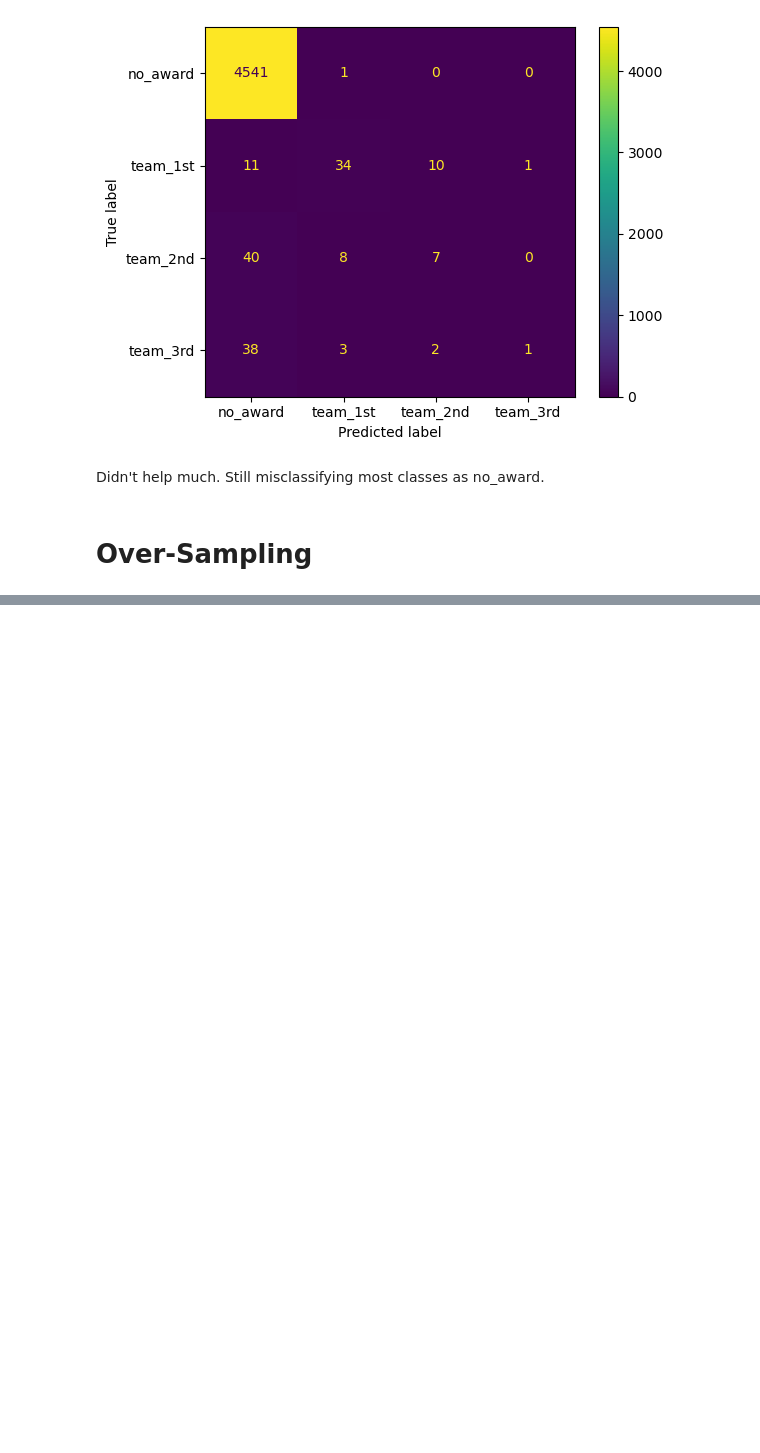
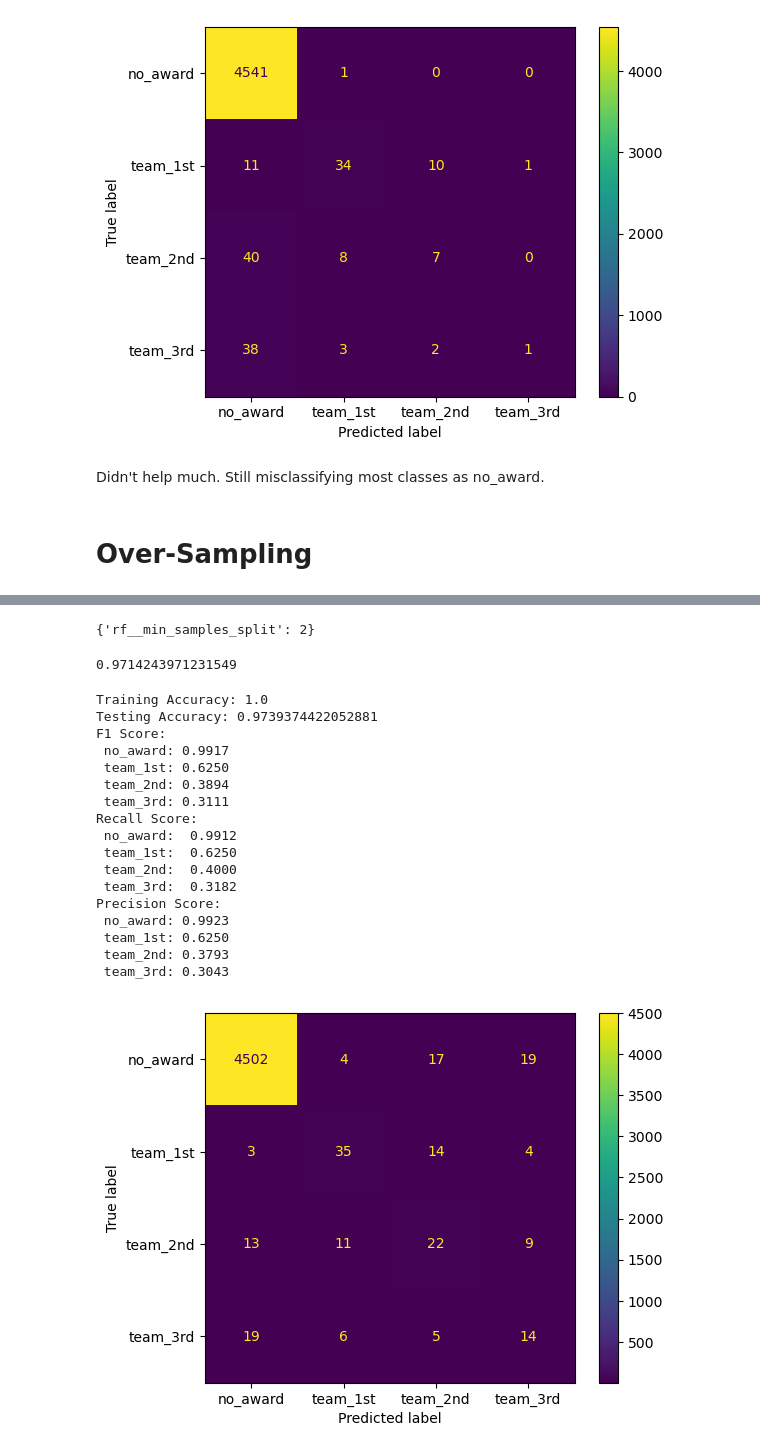
Before and after one commit to ewint814/All_NBA_Prediction, a Jupyter notebook: 03_Modeling.ipynb, the cells around one changed output, grey strips where cells are left out. Drawn from its saved outputs; the diff is of its cells as text; code cells hidden in the pictures; blank space fills up the shorter version.

```diff
--- a/03_Modeling.ipynb
+++ b/03_Modeling.ipynb
@@ -202,31 +209,21 @@ grid.best_score_
 # %%
-pipe = Pipeline([
+pipe_2 = Pipeline([
     ('ss', StandardScaler()),
-    ('smo', SMOTE(random_state=42, sampling_strategy = {
+    ('smo', SMOTE(k_neighbors=5, random_state=42, sampling_strategy = {
     0: 18169,
     1: 9000,
     2: 9000,
     3: 9000
 })),
-    ('rf', RandomForestClassifier(random_state=42, class_weight='balance'))])
+    ('rf', RandomForestClassifier(n_estimators=225, max_depth=None, min_samples_leaf=1, max_features='sqrt', random_state=42, class_weight='balanced', criterion='gini', bootstrap=False))])
 
 params = {
-    'smo__k_neighbors': 5,
-    'rf__n_estimators': 225,
-    'rf__max_depth': [None],
-    'rf__min_samples_split': [1, 2],
-    'rf__min_samples_leaf': 1,
-    'rf__max_features': ['sqrt'],
-    'rf__class_weight': ['balanced'],
-    'rf__criterion': ['gini'],
-    'rf__bootstrap': [False]
+    'rf__min_samples_split': [2, 5, 10]
 }
 
-grid = RandomizedSearchCV(pipe,
-                      param_distributions=params,
-                    n_iter=100,
+grid_2 = GridSearchCV(pipe_2,
+                      param_grid=params,
                     scoring = 'f1_weighted',
-                    n_jobs=-1,
-                   random_state=42)
+                    n_jobs=-1)
 
-grid.fit(X_train, y_train)
+grid_2.fit(X_train, y_train)
@@ -233 +245,31 @@ grid.fit(X_train, y_train)
+# %%
+print(grid_2.best_params_)
+grid_2.best_score_
+# %% [output]
+{'rf__min_samples_split': 2}
+0.9714243971231549
+# %%
+# Predict on the test data
+pred_2 = grid_2.predict(X_test)
+
+evaluate_model(grid_2, pred_2, X_train, y_train, X_test, y_test)
+# %% [output]
+Training Accuracy: 1.0
+Testing Accuracy: 0.9739374422052881
+F1 Score:
+ no_award: 0.9917
+ team_1st: 0.6250
+ team_2nd: 0.3894
+ team_3rd: 0.3111
+Recall Score:
+ no_award:  0.9912
+ team_1st:  0.6250
+ team_2nd:  0.4000
+ team_3rd:  0.3182
+Precision Score:
+ no_award: 0.9923
+ team_1st: 0.6250
+ team_2nd: 0.3793
+ team_3rd: 0.3043
+[figure, added]
 # %%
```
Also changed, not shown: parts of 14 cells of this notebook, 1 other file.
